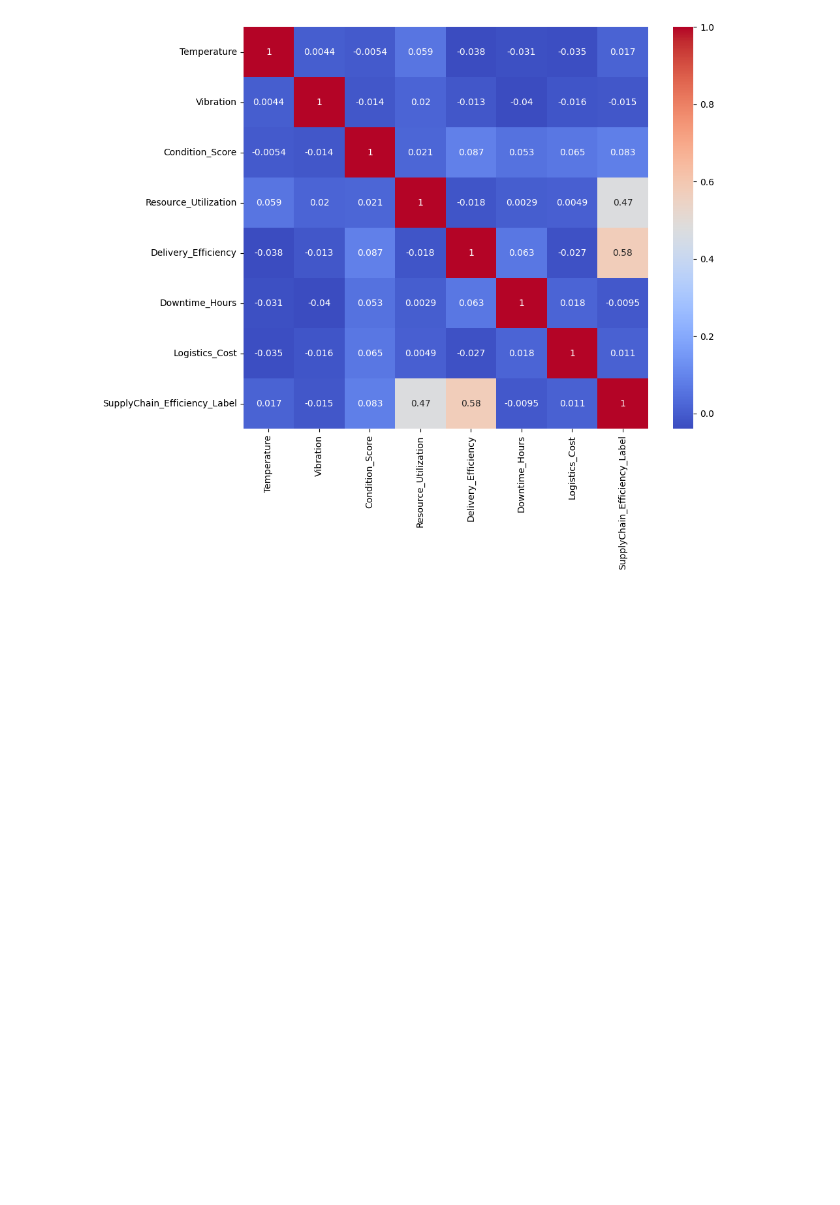
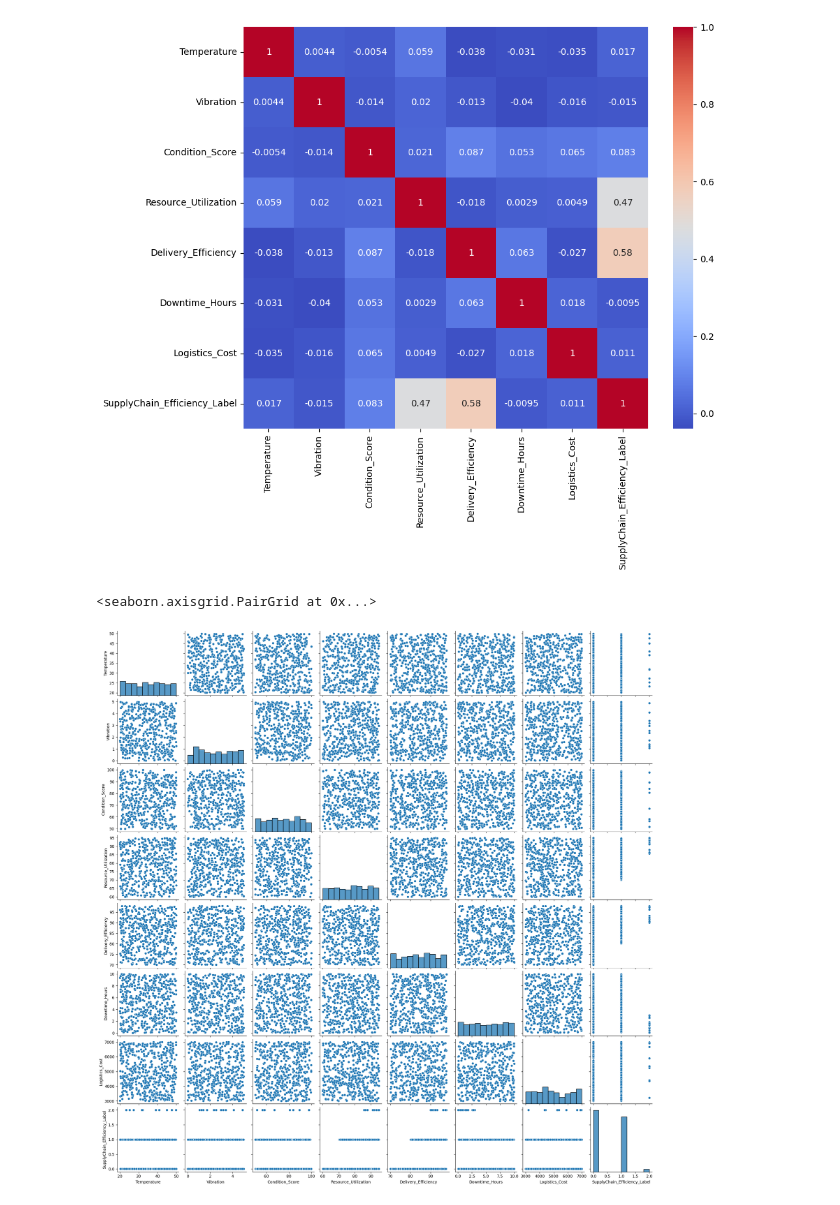
Before and after one commit to Vishesh-coder/AI_ML, a Jupyter notebook: EDA/eda.ipynb, the cells around one changed output. Drawn from its saved outputs; the diff is of its cells as text; code cells hidden in the pictures; blank space fills up the shorter version.

```diff
--- a/EDA/eda.ipynb
+++ b/EDA/eda.ipynb
@@ -271,3 +271,8 @@ sns.heatmap(corr_df, annot=True, cmap='coolwarm')
 # %% [output]
 <Axes: >
 [figure]
+# %%
+sns.pairplot(df)
+# %% [output]
+<seaborn.axisgrid.PairGrid at 0x...>
+[figure, added]
```
Also changed, not shown: parts of 2 cells of this notebook.
